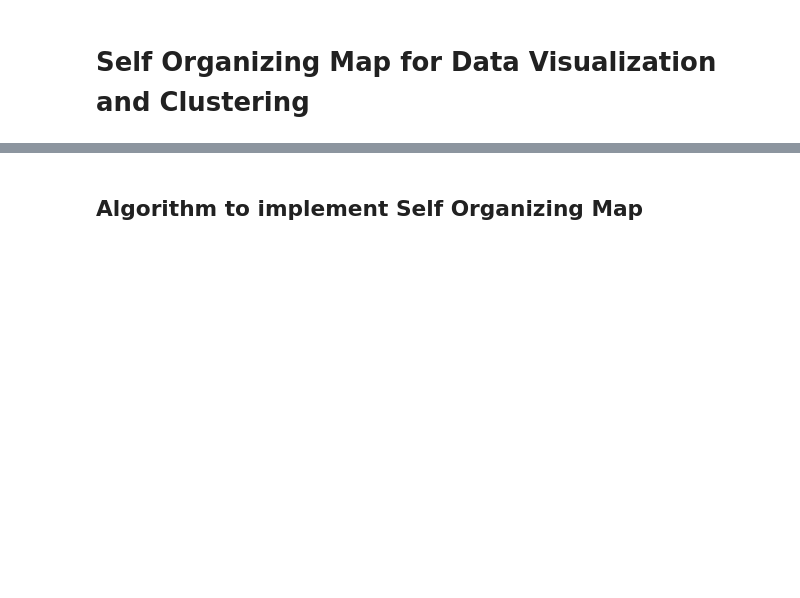
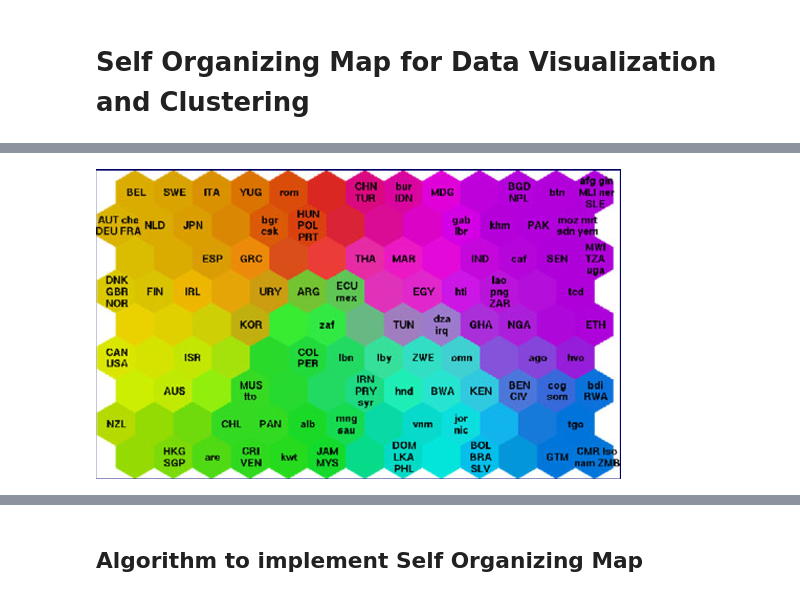
Before and after one commit to hammadshaikhha/Data-Science-and-Machine-Learning-from-Scratch, a Jupyter notebook: Self Organizing Maps for Data Visualization/Self Organizing Map for Clustering.ipynb, the cells around one changed output, grey strips where cells are left out. Saved outputs shown, nothing was run; the diff lists cells and outputs as text; code cells hidden in the pictures; blank space fills up the shorter version.

```diff
--- a/Self Organizing Maps for Data Visualization/Self Organizing Map for Clustering.ipynb
+++ b/Self Organizing Maps for Data Visualization/Self Organizing Map for Clustering.ipynb
@@ -9,0 +49,4 @@ SOM methadology has similarities to Principal Components Analysis (PCA is used f
+# %%
+display(Image(filename='WorldPoverty.png', embed=True))
+# %% [output]
+[figure, added]
```
Also changed, not shown: parts of 30 cells of this notebook.
